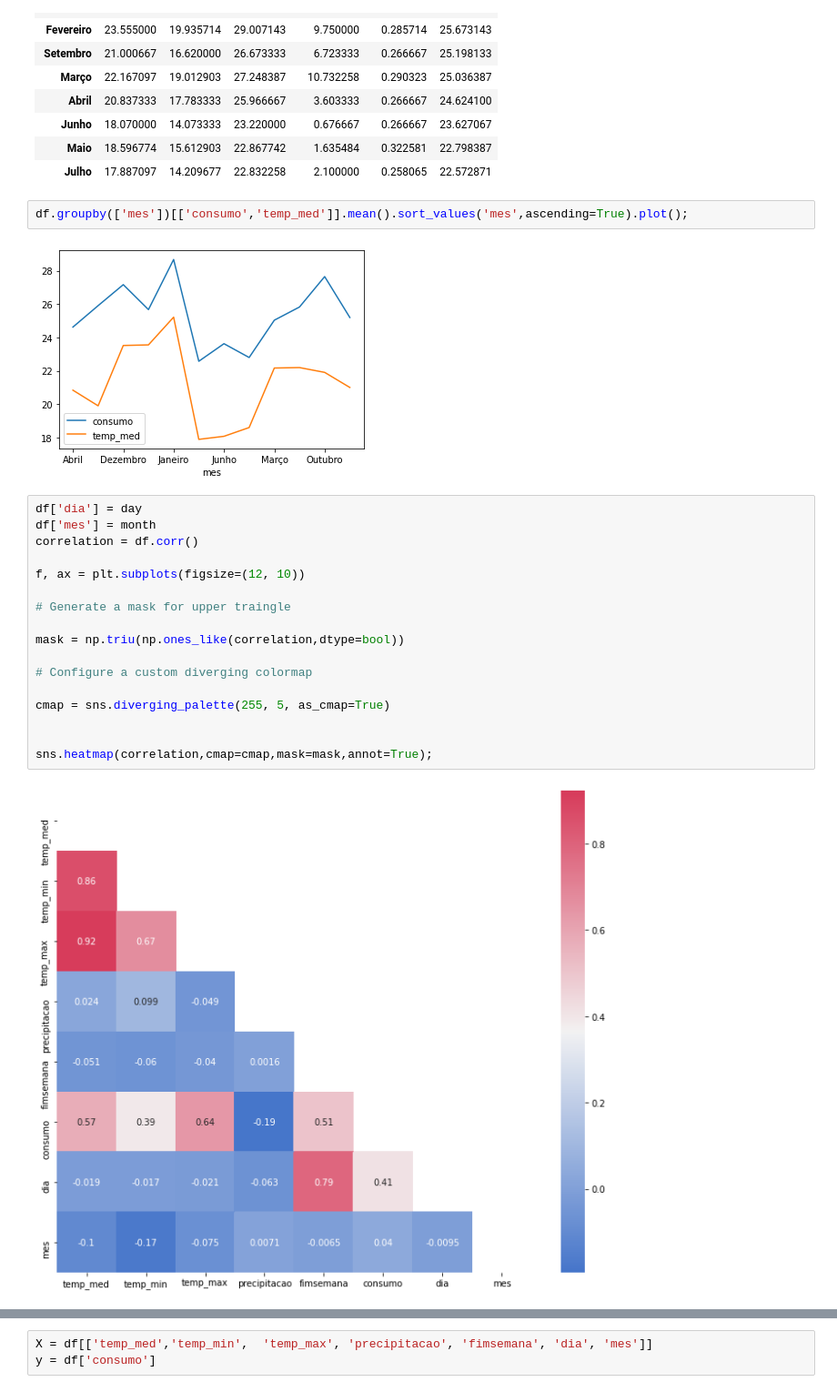
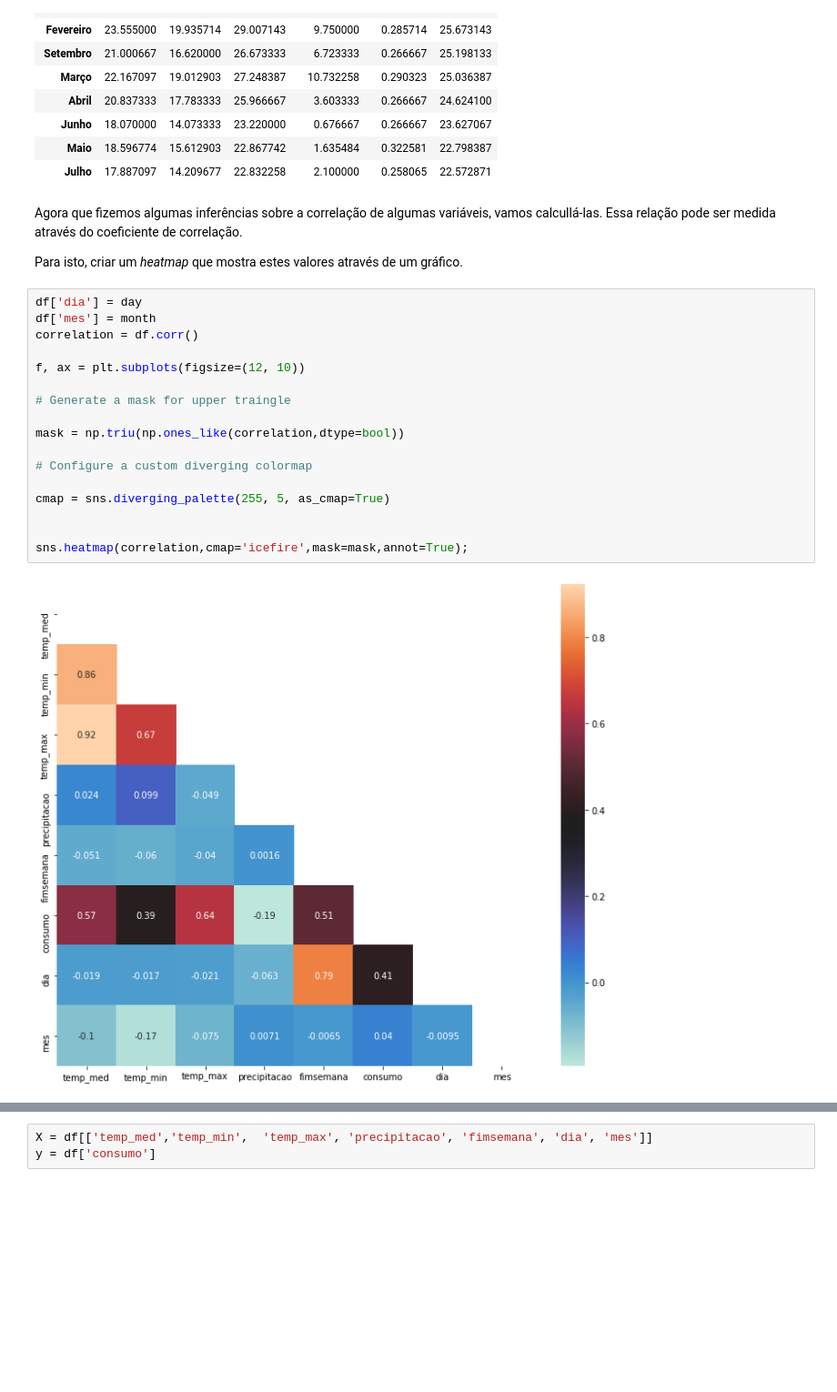
Before and after one commit to thiagolopes97/Portifolio_Projetos, a Jupyter notebook: Reg_Cerveja_SP.ipynb, the cells around one changed output, grey strips where cells are left out. Shown at 91% size. Cells and saved outputs as stored; diff of their text form; blank space fills up the shorter version.

```diff
--- a/Reg_Cerveja_SP.ipynb
+++ b/Reg_Cerveja_SP.ipynb
@@ -362,26 +389,26 @@ display(df.groupby(['mes']).mean().sort_values('consumo',ascending=False))
 | Junho | 18.070000 | 14.073333 | 23.220000 | 0.676667 | 0.266667 | 23.627067 |
 | Maio | 18.596774 | 15.612903 | 22.867742 | 1.635484 | 0.322581 | 22.798387 |
 | Julho | 17.887097 | 14.209677 | 22.832258 | 2.100000 | 0.258065 | 22.572871 |
-# %%
-df.groupby(['mes'])[['consumo','temp_med']].mean().sort_values('mes',ascending=True).plot();
-# %% [output]
-[figure, removed]
+# %% [markdown]
+Agora que fizemos algumas inferências sobre a correlação de algumas variáveis, vamos calcullá-las. Essa relação pode ser medida através do coeficiente de correlação.
+
+Para isto, criar um *heatmap* que mostra estes valores através de um gráfico.
 # %%
 df['dia'] = day
 df['mes'] = month
 correlation = df.corr()
 
 f, ax = plt.subplots(figsize=(12, 10))
 
 # Generate a mask for upper traingle
 
 mask = np.triu(np.ones_like(correlation,dtype=bool))
 
 # Configure a custom diverging colormap
 
 cmap = sns.diverging_palette(255, 5, as_cmap=True)
 
 
-sns.heatmap(correlation,cmap=cmap,mask=mask,annot=True);
+sns.heatmap(correlation,cmap='icefire',mask=mask,annot=True);
 # %% [output]
-[figure, old version]
+[figure, new version]
```
Also changed, not shown: parts of 20 cells of this notebook.
